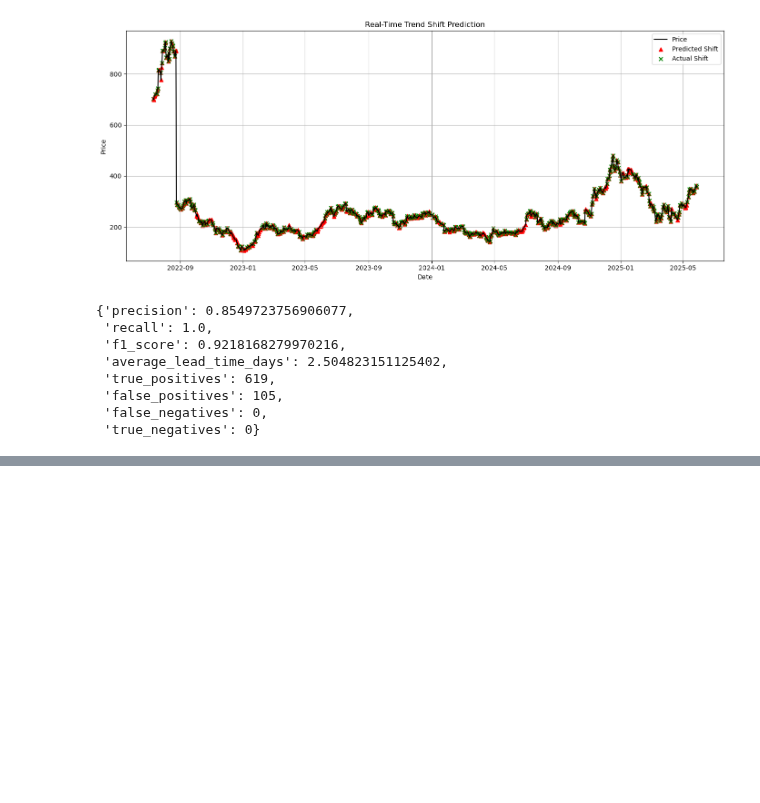
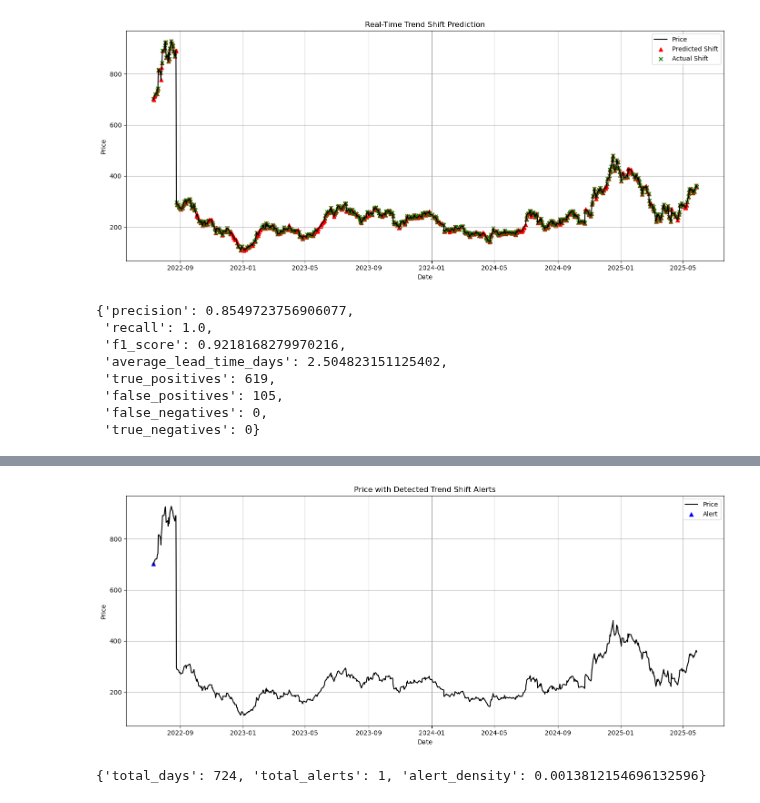
Before and after one commit to pihh/RL-Stock-Market-Masterpiece-Human-x-AI-Collab, a Jupyter notebook: notebooks/RESEARCH - StockTrend shift detection.ipynb, the cells around one changed output, grey strips where cells are left out. Saved outputs shown, nothing was run; the diff lists cells and outputs as text; code cells hidden in the pictures; blank space fills up the shorter version.

```diff
--- a/notebooks/RESEARCH - StockTrend shift detection.ipynb
+++ b/notebooks/RESEARCH - StockTrend shift detection.ipynb
@@ -566,0 +671,32 @@ X.shape
+# %%
+# Plot alert markers over price to understand frequency and timing
+plt.figure(figsize=(14, 6))
+plt.plot(dates_eval, prices_eval, label="Price", color="black")
+
+# Plot alert markers
+for i, alert in enumerate(alerts_eval):
+
+    if alert:
+        plt.scatter(dates_eval[i], prices_eval[i], color="blue", marker="^", label="Alert" if i == 0 else "")
+
+plt.title("Price with Detected Trend Shift Alerts")
+plt.xlabel("Date")
+plt.ylabel("Price")
+plt.grid(True)
+plt.legend()
+plt.tight_layout()
+plt.show()
+
+# Compute and print alert density stats
+total_days = len(dates_eval)
+total_alerts = sum(alerts_eval)
+alert_density = total_alerts / total_days
+
+{
+    "total_days": total_days,
+    "total_alerts": total_alerts,
+    "alert_density": alert_density
+}
+# %% [output]
+[figure, added]
+{'total_days': 724, 'total_alerts': 1, 'alert_density': 0.0013812154696132596}
```
Also changed, not shown: parts of 4 cells of this notebook, 14 other files.
